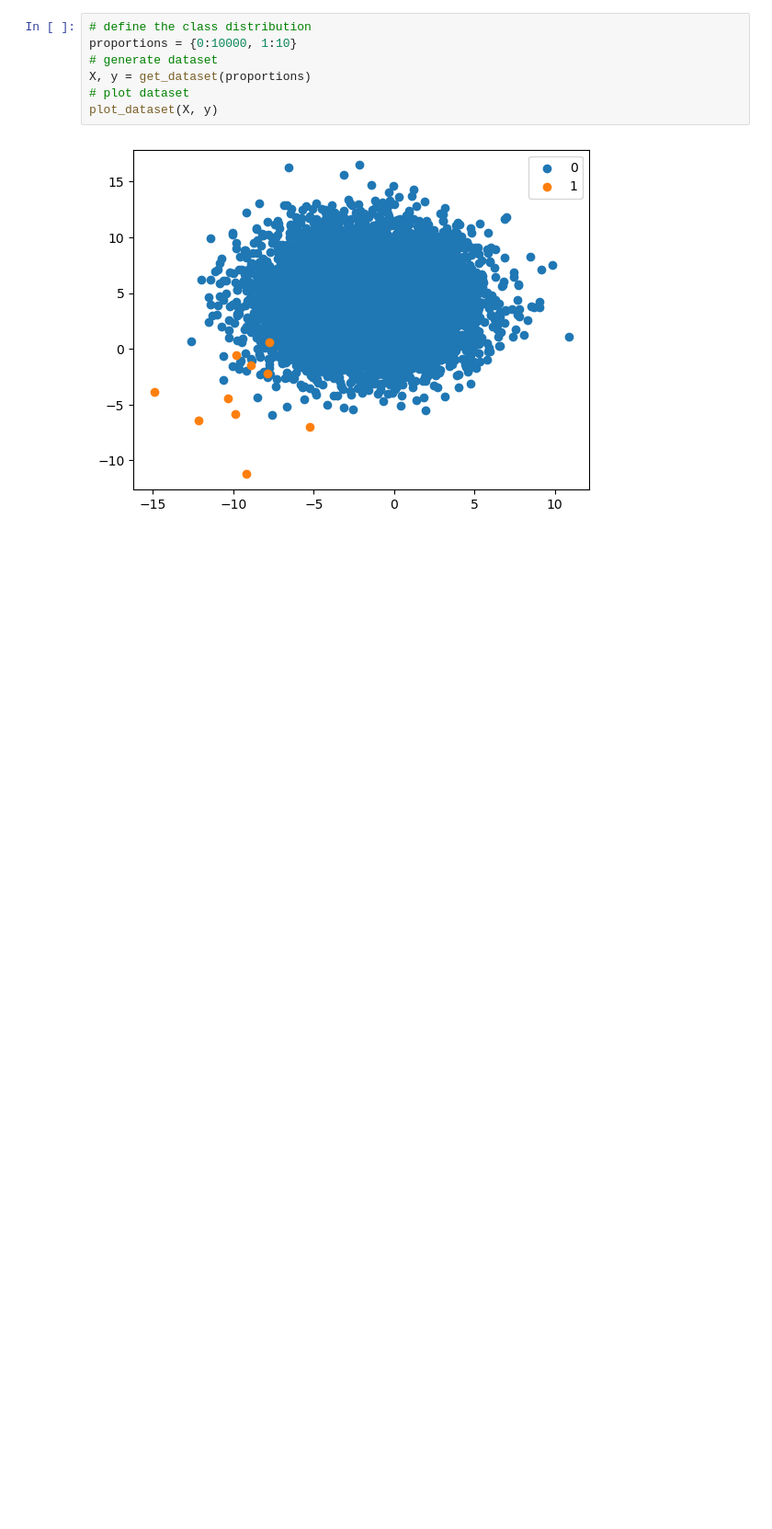
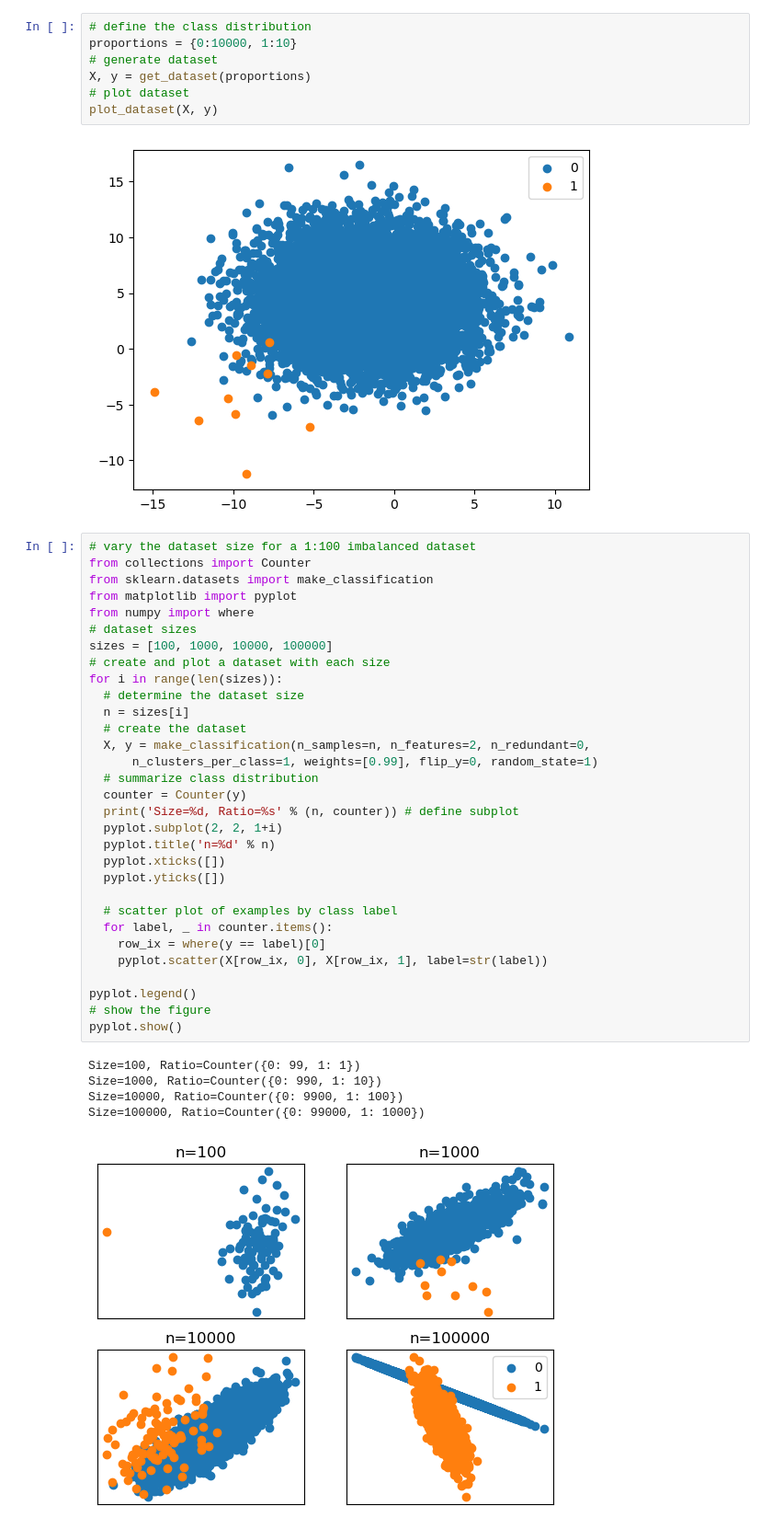
Before and after one commit to MaukanMir/Imbalanced-Classification-Project, a Jupyter notebook: chapter-2.ipynb, the cells around one changed output. Shown at 92% size. Cells and saved outputs as stored; diff of their text form; blank space fills up the shorter version.

```diff
--- a/chapter-2.ipynb
+++ b/chapter-2.ipynb
@@ -73,3 +73,40 @@ X, y = get_dataset(proportions)
 plot_dataset(X, y)
 # %% [output]
 [figure]
+# %%
+# vary the dataset size for a 1:100 imbalanced dataset
+from collections import Counter
+from sklearn.datasets import make_classification
+from matplotlib import pyplot
+from numpy import where
+# dataset sizes
+sizes = [100, 1000, 10000, 100000]
+# create and plot a dataset with each size
+for i in range(len(sizes)):
+  # determine the dataset size
+  n = sizes[i]
+  # create the dataset
+  X, y = make_classification(n_samples=n, n_features=2, n_redundant=0,
+      n_clusters_per_class=1, weights=[0.99], flip_y=0, random_state=1)
+  # summarize class distribution
+  counter = Counter(y)
+  print('Size=%d, Ratio=%s' % (n, counter)) # define subplot
+  pyplot.subplot(2, 2, 1+i)
+  pyplot.title('n=%d' % n)
+  pyplot.xticks([])
+  pyplot.yticks([])
+
+  # scatter plot of examples by class label
+  for label, _ in counter.items():
+    row_ix = where(y == label)[0]
+    pyplot.scatter(X[row_ix, 0], X[row_ix, 1], label=str(label))
+
+pyplot.legend()
+# show the figure
+pyplot.show()
+# %% [output]
+Size=100, Ratio=Counter({0: 99, 1: 1})
+Size=1000, Ratio=Counter({0: 990, 1: 10})
+Size=10000, Ratio=Counter({0: 9900, 1: 100})
+Size=100000, Ratio=Counter({0: 99000, 1: 1000})
+[figure, added]
```
